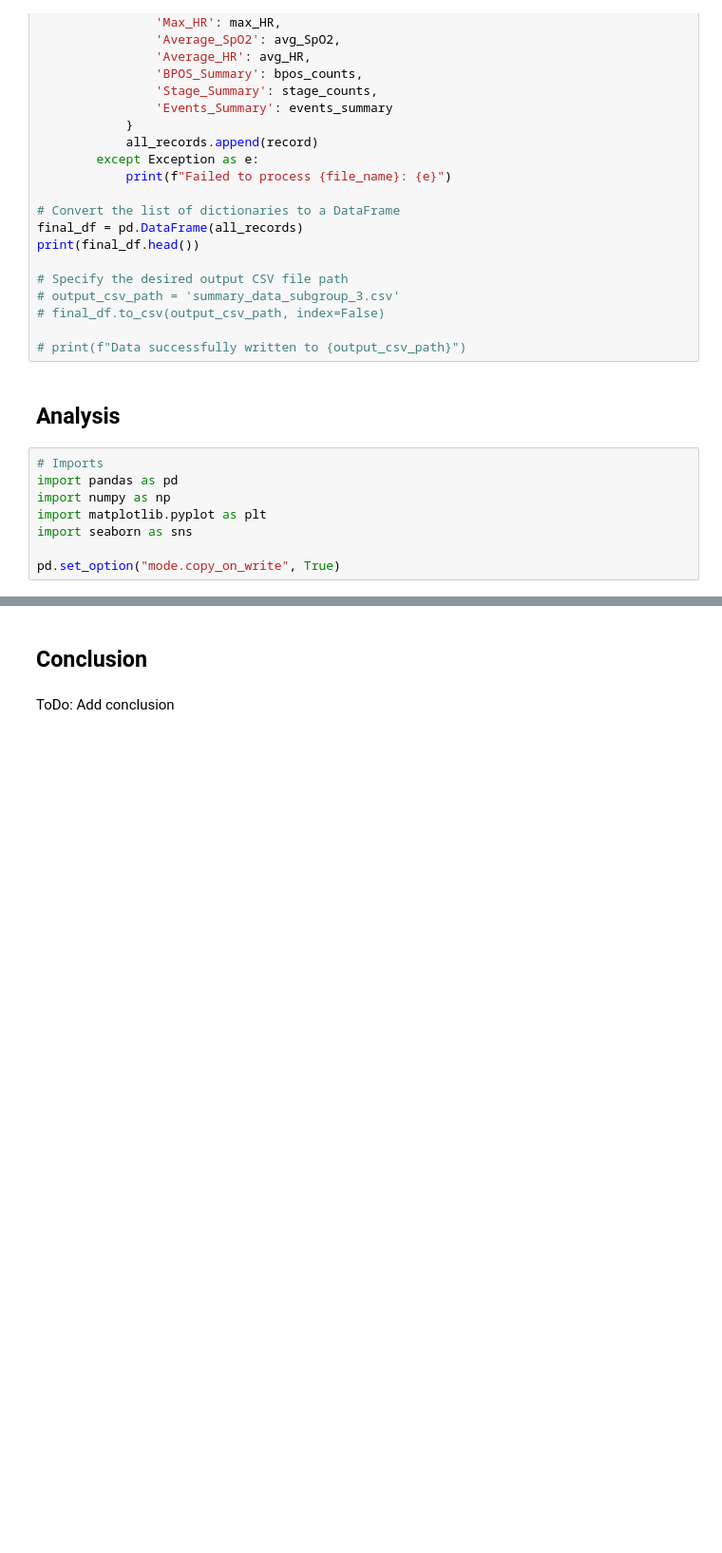
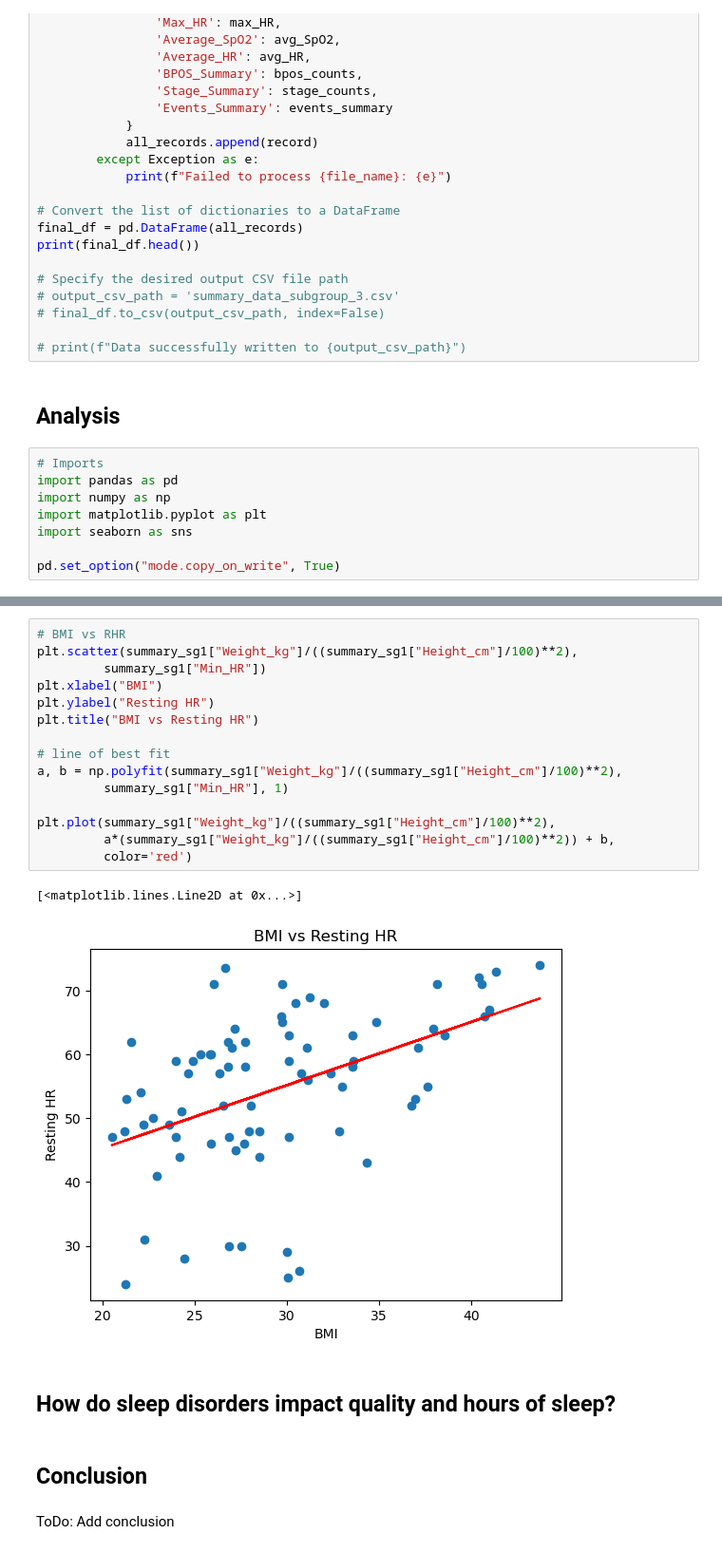
Before and after one commit to josh314151/DATA-601-602-G15, a Jupyter notebook: project_report.ipynb, the cells around one changed output, grey strips where cells are left out. Shown at 95% size. Drawn from its saved outputs; the diff is of its cells as text; blank space fills up the shorter version.

```diff
--- a/project_report.ipynb
+++ b/project_report.ipynb
@@ -238,3 +277,23 @@ plt.plot(summary_sg1["Weight_kg"]/((summary_sg1["Height_cm"]/100)**2), summary_s
+# %%
+# BMI vs RHR
+plt.scatter(summary_sg1["Weight_kg"]/((summary_sg1["Height_cm"]/100)**2),
+         summary_sg1["Min_HR"])
+plt.xlabel("BMI")
+plt.ylabel("Resting HR")
+plt.title("BMI vs Resting HR")
+
+# line of best fit
+a, b = np.polyfit(summary_sg1["Weight_kg"]/((summary_sg1["Height_cm"]/100)**2),
+         summary_sg1["Min_HR"], 1)
+
+plt.plot(summary_sg1["Weight_kg"]/((summary_sg1["Height_cm"]/100)**2),
+         a*(summary_sg1["Weight_kg"]/((summary_sg1["Height_cm"]/100)**2)) + b,
+         color='red')
+# %% [output]
+[<matplotlib.lines.Line2D at 0x...>]
+[figure, added]
+# %% [markdown]
+## How do sleep disorders impact quality and hours of sleep?
 # %% [markdown]
 ## Conclusion
 # %% [markdown]
```
Also changed, not shown: parts of 11 cells of this notebook.
